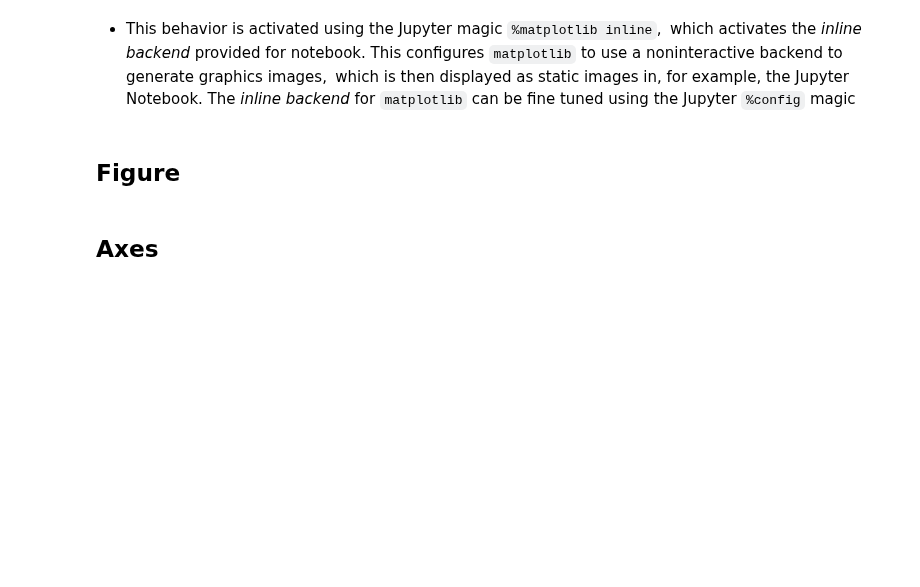
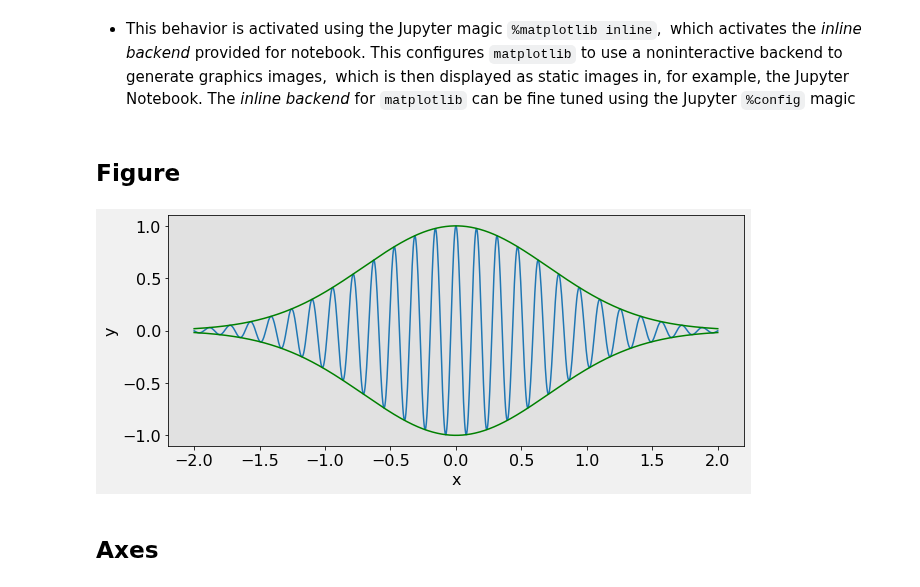
Before and after one commit to SeoulTechPSE/CompThinking, a Jupyter notebook: 02_matplotlib.ipynb, the cells around one changed output. Cells and saved outputs as stored; diff of their text form; code cells hidden in the pictures; blank space fills up the shorter version.

```diff
--- a/02_matplotlib.ipynb
+++ b/02_matplotlib.ipynb
@@ -144,3 +148,5 @@ def example_03():
     ax.set_ylabel("y")
 
     plt.show()
+
+    return fig
@@ -149,3 +153,7 @@ example_03()
+# %%
+fig = example_03()
+# %% [output]
+[figure, added]
 # %%
 fig.savefig("./figs/matplotlib_savefig.png", dpi=100, facecolor="#f1f1f1")
 fig.savefig("./figs/matplotlib_savefig.pdf", dpi=300, facecolor="#f1f1f1")
```
Also changed, not shown: parts of 19 cells of this notebook, 12 other files.
